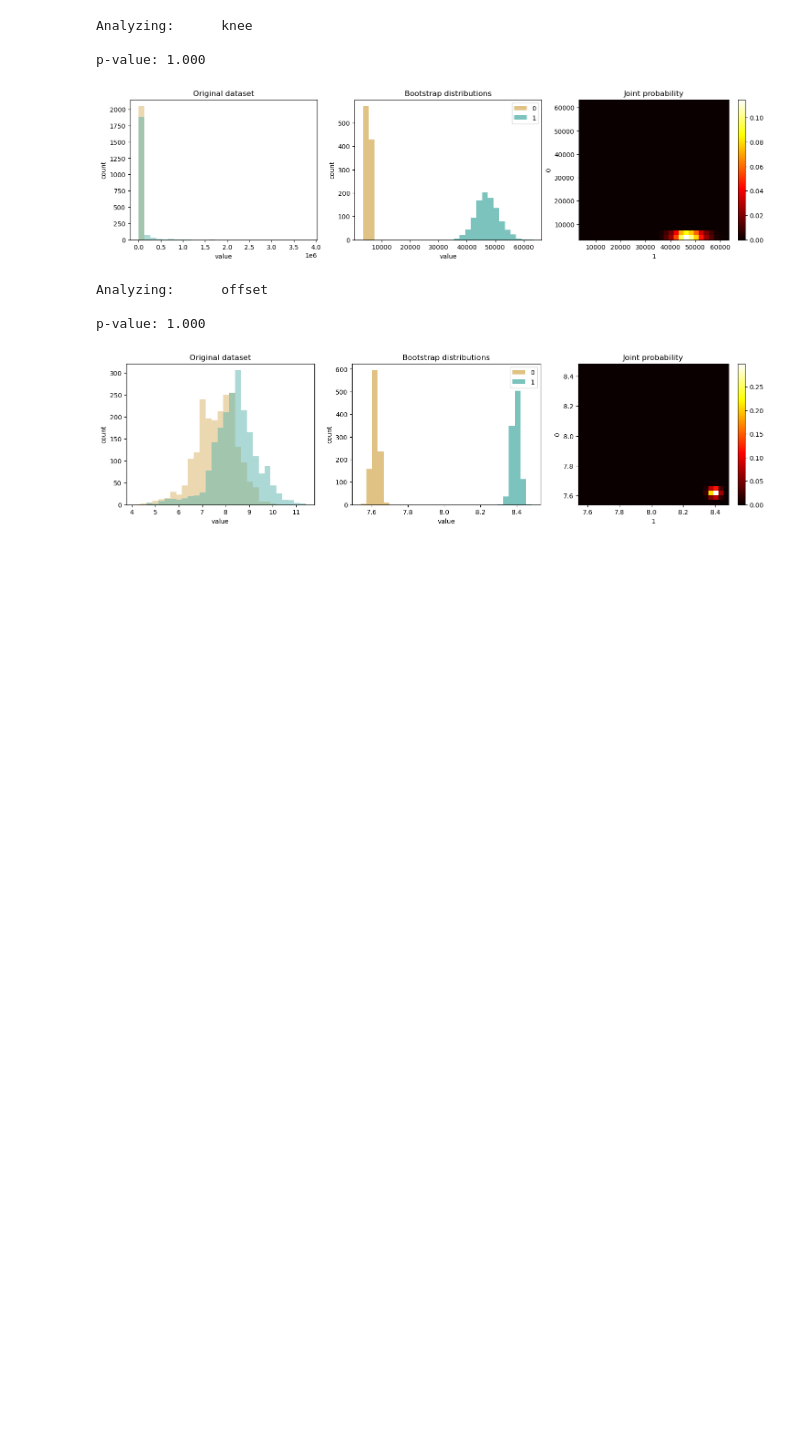
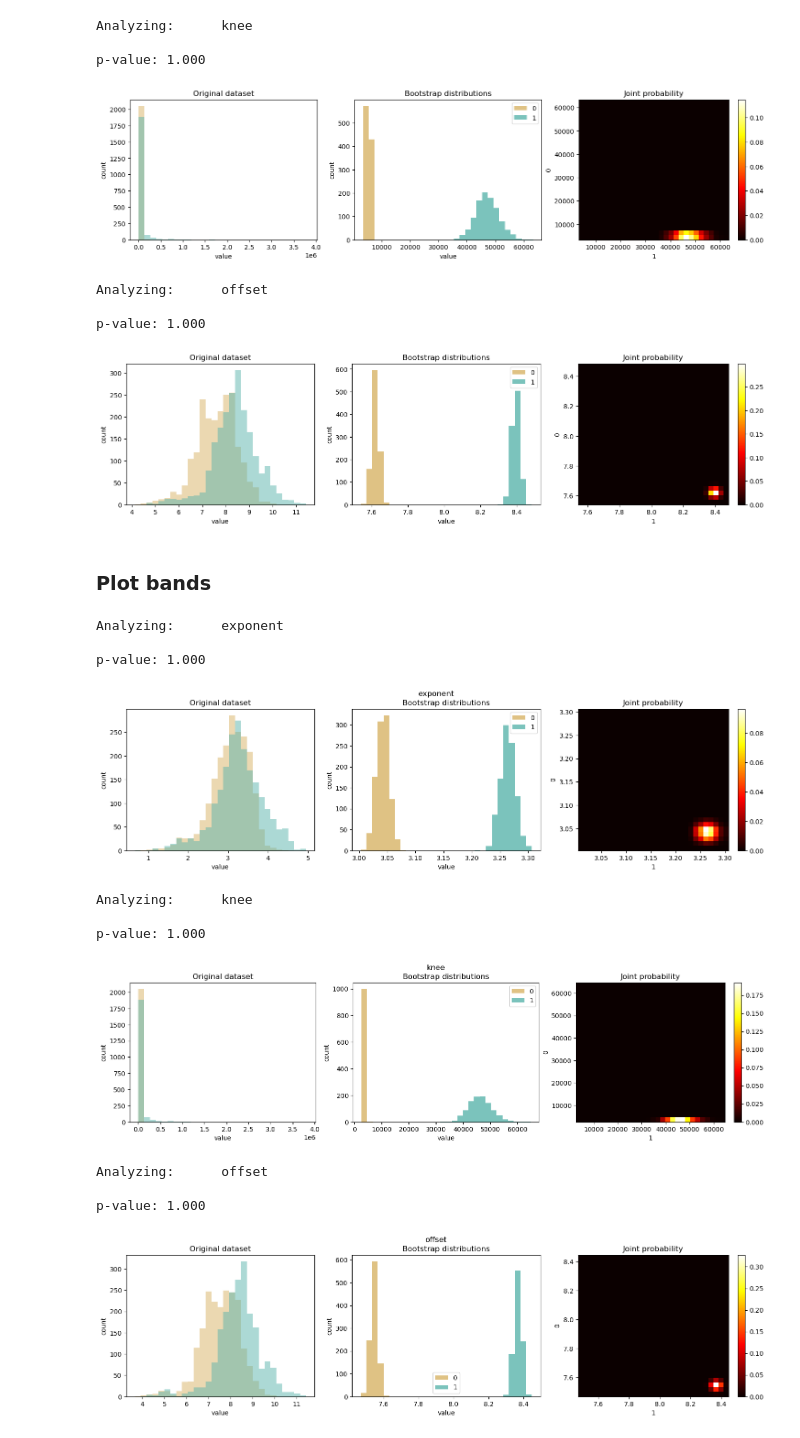
Before and after one commit to voytekresearch/v1_v4_1024_elec, a Jupyter notebook: notebooks/bootsrapping.ipynb, the cells around one changed output. Drawn from its saved outputs; the diff is of its cells as text; code cells hidden in the pictures; blank space fills up the shorter version.

Commit message:
include title for figures

```diff
--- a/notebooks/bootsrapping.ipynb
+++ b/notebooks/bootsrapping.ipynb
@@ -167,3 +167,24 @@ Analyzing:      offset
 
 p-value: 1.000
 [figure]
+# %% [markdown]
+### Plot bands
+# %%
+vars = ['exponent', 'knee', 'offset']
+df = pd.read_csv(fr"{PROJECT_PATH}\data\results\lfp_spectral_params_bands.csv", index_col=0) # load LFP spectral parameter results
+
+
+multivar_hierarchical_bootstrap(df, vars, fname_out=f'{P_PATH}/figures/hierarchical_bootstrap')
+# %% [output]
+Analyzing:      exponent
+
+p-value: 1.000
+[figure, added]
+Analyzing:      knee
+
+p-value: 1.000
+[figure, added]
+Analyzing:      offset
+
+p-value: 1.000
+[figure, added]
```
Also changed, not shown: parts of 1 cell of this notebook.
